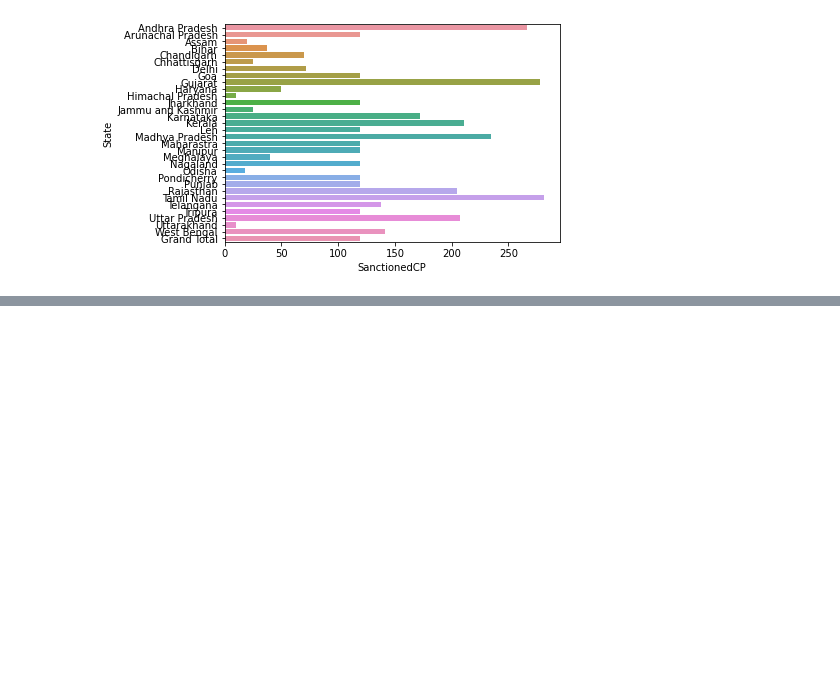
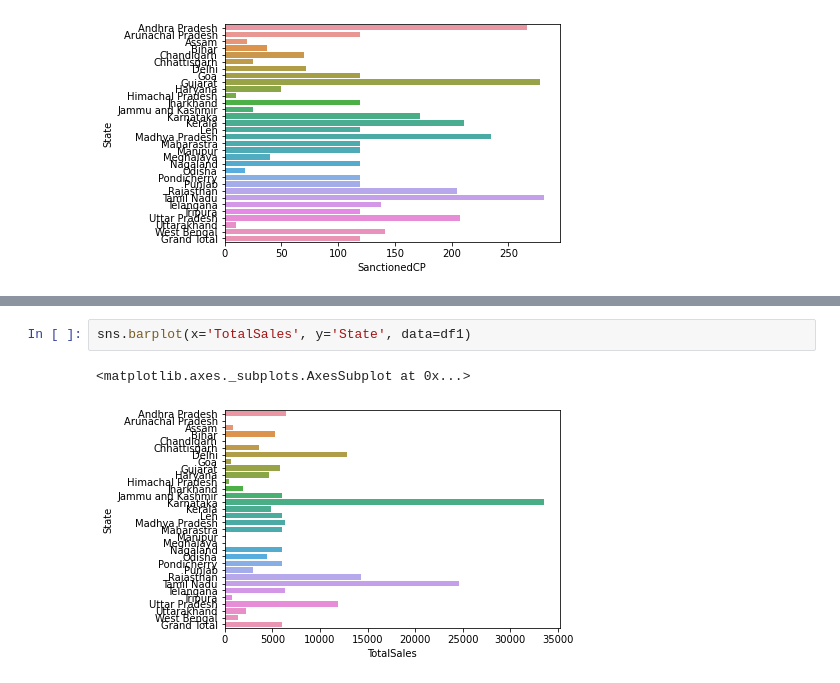
Before and after one commit to deepak03c/EV_Market_Segmentation, a Jupyter notebook: EV_Marketsegmentation.ipynb, the cells around one changed output, grey strips where cells are left out. Saved outputs shown, nothing was run; the diff lists cells and outputs as text; blank space fills up the shorter version.

```diff
--- a/EV_Marketsegmentation.ipynb
+++ b/EV_Marketsegmentation.ipynb
@@ -219,0 +225,5 @@ sns.barplot(x='SanctionedCP', y='State', data=df1)
+# %%
+sns.barplot(x='TotalSales', y='State', data=df1)
+# %% [output]
+<matplotlib.axes._subplots.AxesSubplot at 0x...>
+[figure, added]
```
Also changed, not shown: parts of 1 cell of this notebook.
